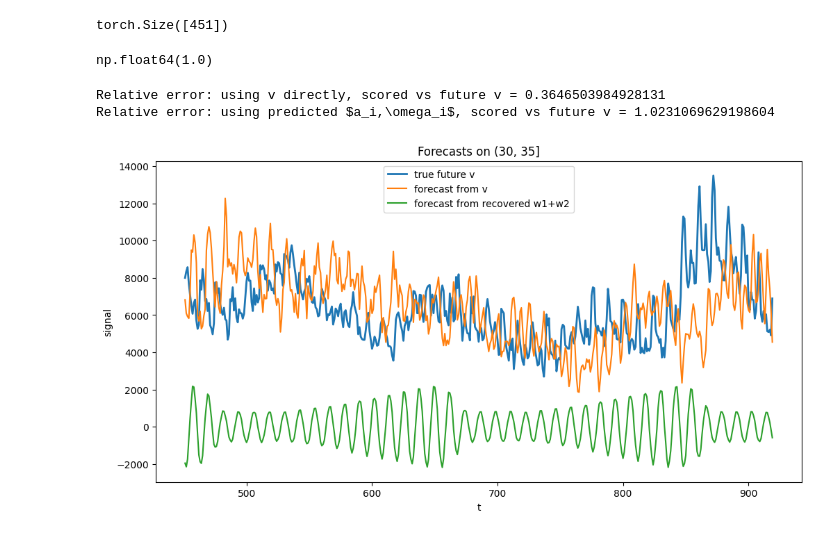
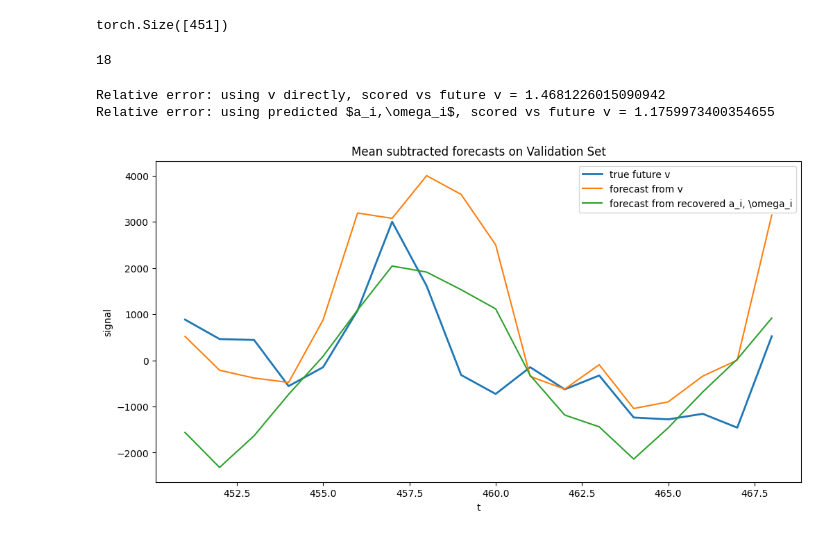
Before and after one commit to jonghyeon1998/KMD-Time-Series, a Jupyter notebook: experiments/m4_monthly.ipynb, the cells around one changed output. Cells and saved outputs as stored; diff of their text form; code cells hidden in the pictures.

```diff
--- a/experiments/m4_monthly.ipynb
+++ b/experiments/m4_monthly.ipynb
@@ -140,7 +140,8 @@ Frequency:  M
 Last 10 target values:  [ 7860.  7150.  8110. 10860. 10730.  9610.  8270.  9200.  6660.  6270.]
 [figure]
 # %%
-signal = train_data['target']
+raw_signal = train_data['target']
+signal = raw_signal-raw_signal.mean()
 T_len = len(signal)
 print(T_len)
 # %% [output]
@@ -343,6 +344,7 @@ def mae(pred, true):
     return torch.mean(torch.abs(pred - true))
 
 v = torch.Tensor(signal)
+v = v-v.mean()
 n_train = len(v)
 
 v_train = v[:n_train]
@@ -350,25 +352,9 @@ v_train = v[:n_train]
 full_data = torch.Tensor(Comp_data_full)
 
 a1_train = full_data[0,:n_train,0]
-# a2_train = full_data[1,:n_train,0]
-# a3_train = full_data[2,:n_train,0]
-# a4_train = full_data[3,:n_train,0]
-# a5_train = full_data[4,:n_train,0]
-
-
 theta1_train = full_data[0,:n_train,1]
-# theta2_train = full_data[1,:n_train,1]
-# theta3_train = full_data[2,:n_train,1]
-# theta4_train = full_data[3,:n_train,1]
-# theta5_train = full_data[4,:n_train,1]
-
 
 omega1_train = full_data[0,:n_train,2]
-# omega2_train = full_data[1,:n_train,2]
-# omega3_train = full_data[2,:n_train,2]
-# omega4_train = full_data[3,:n_train,2]
-# omega5_train = full_data[4,:n_train,2]
-
 v_train = v[:n_train]
 
 L_a = 50
@@ -448,27 +405,18 @@ for i in range(1,horizon_steps):
-# %%
-ss
-# %% [output]
-np.float64(1.0)
+# %%
+horizon_steps
+# %% [output]
+18
 # %%
 y1 = make_waveform_fn(wp.f[0])
-# y2 = make_waveform_fn(wp.f[1])
-# y3 = make_waveform_fn(wp.f[2])
-# y4 = make_waveform_fn(wp.f[3])
-# y5 = make_waveform_fn(wp.f[4])
 
 
 osc_1 = y1(theta1_pred)
-# osc_2 = y2(theta2_pred)
-# osc_3 = y3(theta3_pred)
-# osc_4 = y4(theta4_pred)
-# osc_5 = y5(theta5_pred)
 
-v_test = torch.Tensor(val_data["target"])
+val_tensor = torch.Tensor(val_data["target"][n_train:])
 
+v_test = val_tensor-val_tensor.mean()
 
 pred_from_KMD = a1_pred*osc_1
-# +a2_pred*osc_2+a3_pred*osc_3+a4_pred*osc_4+a5_pred*osc_5
-
 h = horizon_steps
 
 err_v = torch.linalg.norm(pred_from_v[:h] - v_test[:h]) / torch.linalg.norm(v_test[:h])
@@ -477,21 +425,21 @@ err_kmd = torch.linalg.norm(pred_from_KMD[:h] - v_test[:h]) / torch.linalg.norm(
 print("Relative error: using v directly, scored vs future v =", err_v.item())
 print(r"Relative error: using predicted $a_i,\omega_i$, scored vs future v =", err_kmd.item())
 # %% [output]
-Relative error: using v directly, scored vs future v = 0.3646503984928131
-Relative error: using predicted $a_i,\omega_i$, scored vs future v = 1.0231069629198604
+Relative error: using v directly, scored vs future v = 1.4681226015090942
+Relative error: using predicted $a_i,\omega_i$, scored vs future v = 1.1759973400354655
 # %%
 t_future = np.arange(n_train,n_train+horizon_steps)
 plt.figure(figsize=(12, 6))
 plt.plot(t_future[:h], v_test[:h], label="true future v", linewidth=2)
 plt.plot(t_future[:h], pred_from_v[:h], label="forecast from v")
-plt.plot(t_future[:h], pred_from_KMD[:h], label="forecast from recovered w1+w2")
+plt.plot(t_future[:h], pred_from_KMD[:h], label="forecast from recovered a_i, \omega_i")
 plt.legend()
 plt.xlabel("t")
 plt.ylabel("signal")
-plt.title("Forecasts on (30, 35]")
+plt.title("Mean subtracted forecasts on Validation Set")
 plt.show()
 # %% [output]
-[figure, old version]
+[figure, new version]
 # %%
 om_mesh = KMD_lib.make_omega_mesh(t_mesh, alpha)
 
```
Also changed, not shown: parts of 4 cells of this notebook, 2 other files.
